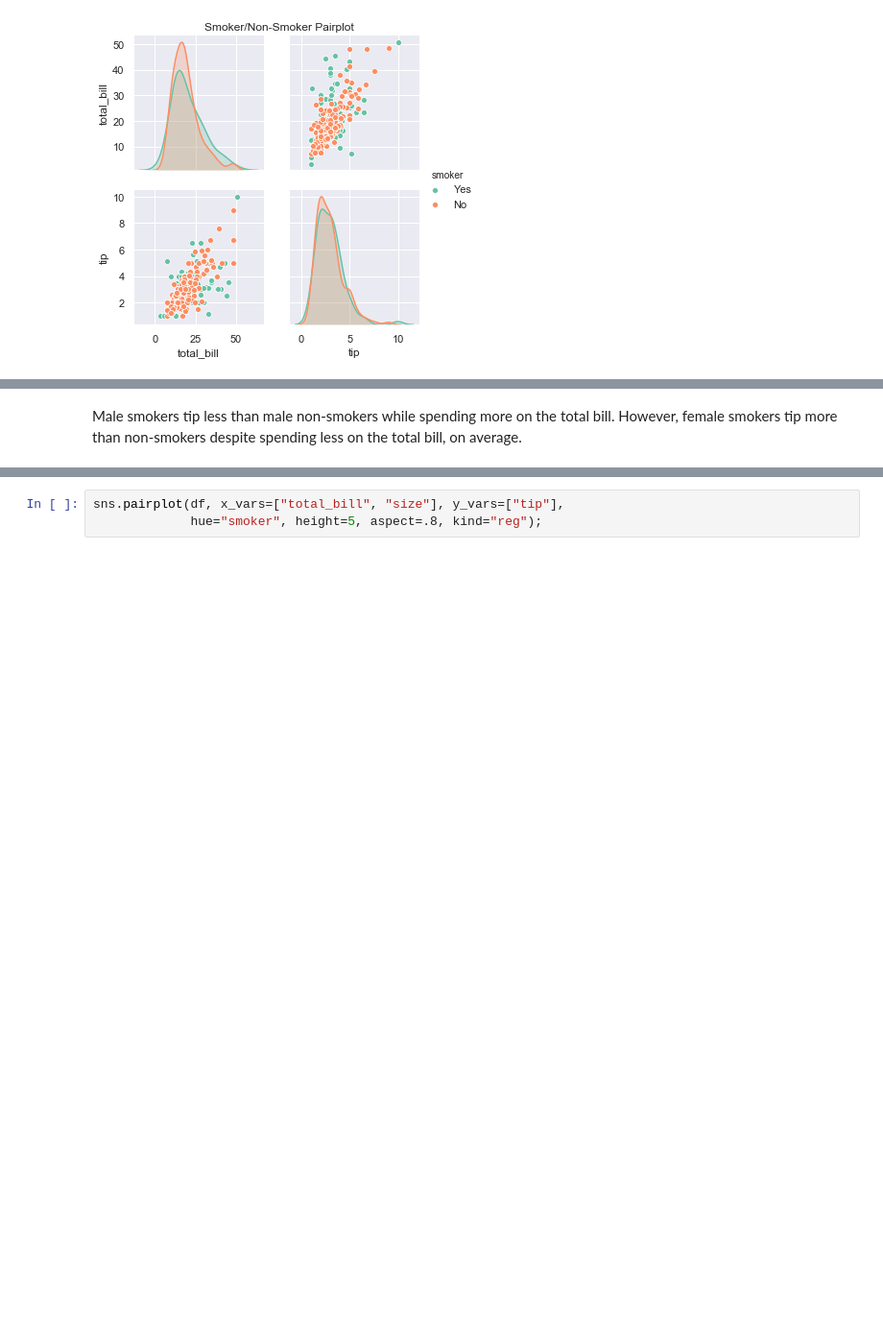
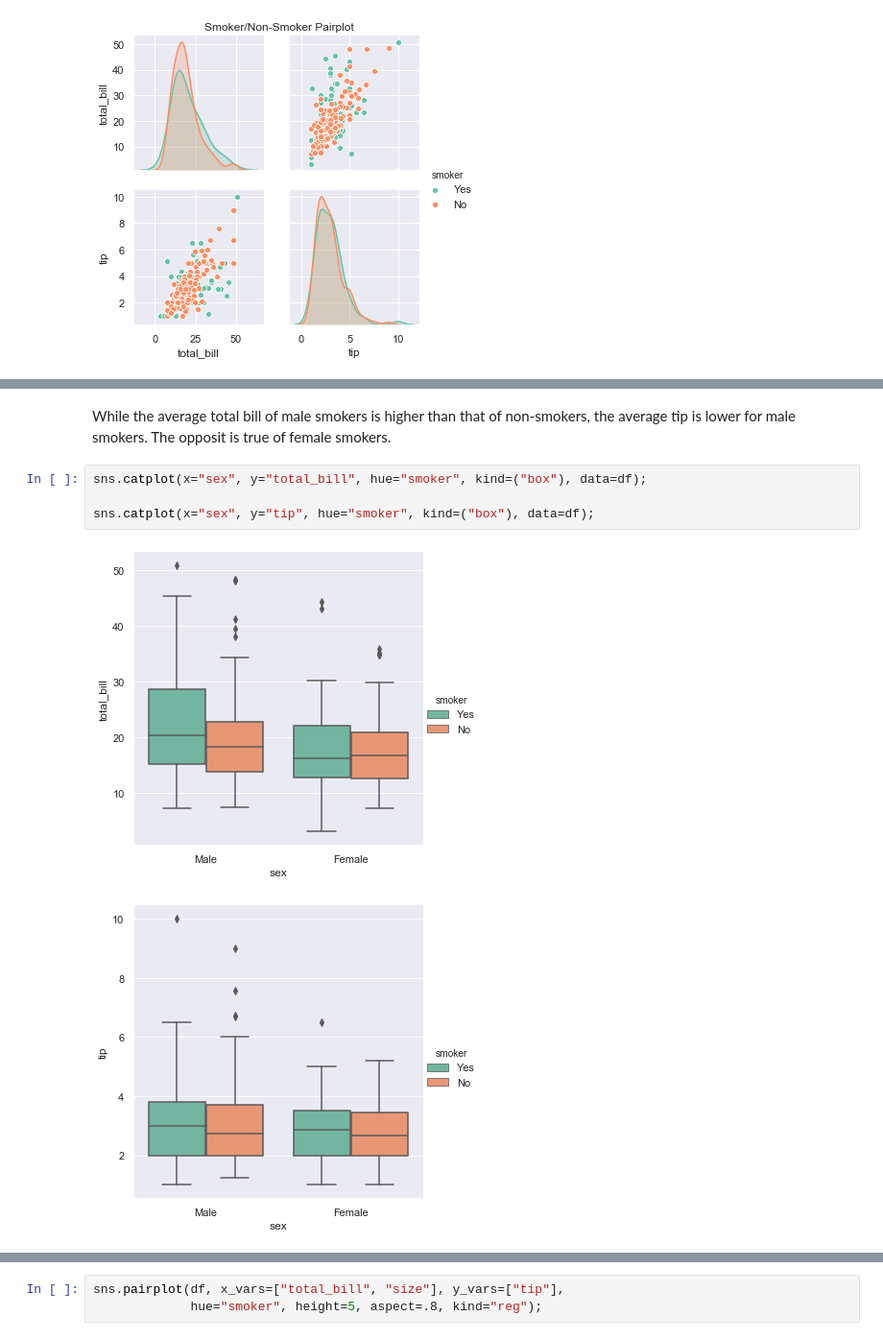
Before and after one commit to ANihill/Fundamentals-Assessment, a Jupyter notebook: Fundamentals of Data Analytics - Assessment.ipynb, the cells around one changed output, grey strips where cells are left out. Shown at 96% size. Saved outputs shown, nothing was run; the diff lists cells and outputs as text; blank space fills up the shorter version.

```diff
--- a/Fundamentals of Data Analytics - Assessment.ipynb
+++ b/Fundamentals of Data Analytics - Assessment.ipynb
@@ -386,2 +411,9 @@ sns.catplot(x="sex", y="tip", hue="smoker", kind=("bar"), data=df);
-# %% [markdown]
-Male smokers tip less than male non-smokers while spending more on the total bill. However, female smokers tip more than non-smokers despite spending less on the total bill, on average.
+# %% [markdown]
+While the average total bill of male smokers is higher than that of non-smokers, the average tip is lower for male smokers. The opposit is true of female smokers.
+# %%
+sns.catplot(x="sex", y="total_bill", hue="smoker", kind=("box"), data=df);
+
+sns.catplot(x="sex", y="tip", hue="smoker", kind=("box"), data=df);
+# %% [output]
+[figure, added]
+[figure, added]
```
Also changed, not shown: parts of 31 cells of this notebook.
